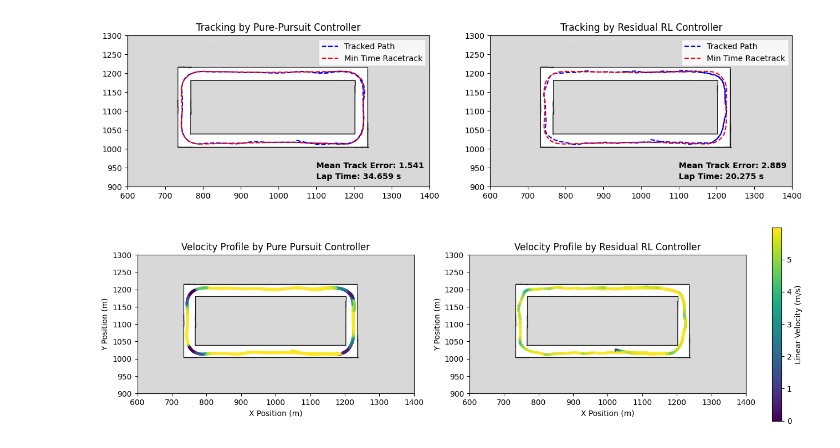
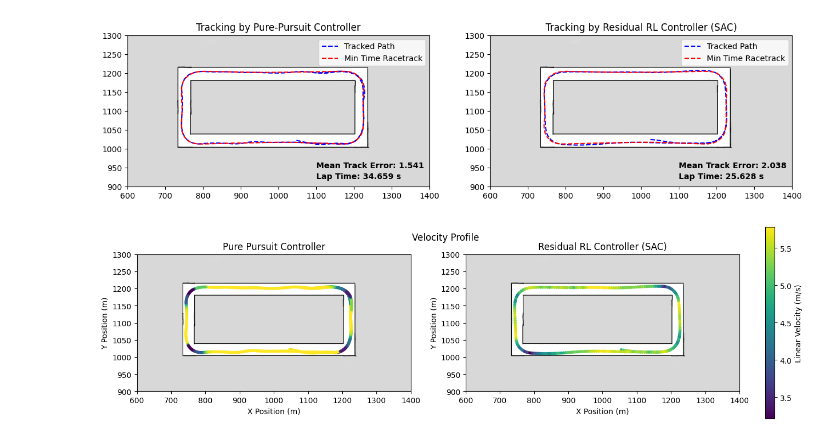
Before and after one commit to gokulmk-12/f1tenth_gym_ros_ntu, a Jupyter notebook: scripts/race_logs.ipynb, the cells around one changed output. Drawn from its saved outputs; the diff is of its cells as text; code cells hidden in the pictures.

```diff
--- a/scripts/race_logs.ipynb
+++ b/scripts/race_logs.ipynb
@@ -6,9 +6,9 @@ from PIL import Image
 import matplotlib.pyplot as plt
 from scipy.spatial import cKDTree
 # %%
+racetrack = "/sim_ws/src/f1tenth_gym_ros/tracks/levine_closed.csv"
 file = "/sim_ws/src/f1tenth_gym_ros/race_logs/race_log_pp.csv"
-racetrack = "/sim_ws/src/f1tenth_gym_ros/tracks/levine_closed.csv"
-file2 = "/sim_ws/src/f1tenth_gym_ros/race_logs/race_log_rl.csv"
+file2 = "/sim_ws/src/f1tenth_gym_ros/race_logs/race_log_rl_levine_sac.csv"
 
 MAP_NAME = "levine_closed"
 map_img_file = f"/sim_ws/src/f1tenth_gym_ros/maps/{MAP_NAME}.png"
@@ -24,7 +24,6 @@ map_height, map_width = map_img.shape
 race_data = pd.read_csv(file)
 race_data_2 = pd.read_csv(file2)
 
-
 pos_x, pos_y, lin_vel_x = race_data['pos_x'].values[::30], race_data['pos_y'].values[::30], race_data['lin_vel_x'].values[::30]
 time = race_data['time'].values[::30]
 pos_x_2, pos_y_2, lin_vel_x_2 = race_data_2['pos_x'].values[::5], race_data_2['pos_y'].values[::5], race_data_2['lin_vel_x'].values[::5]
@@ -87,10 +86,8 @@ fig, ax = plt.subplots(nrows=1, ncols=2, figsize=(15, 8))
 ax[0].imshow(map_img, cmap='gray')
 ax[0].plot(pos_x, pos_y, 'b--', label="Tracked Path")
 ax[0].plot(x_optim, y_optim, 'r--', label="Min Time Racetrack")
-
 ax[0].set_xlim(600, 1400)
 ax[0].set_ylim(900, 1300)
-
 ax[0].set_title("Tracking by Pure-Pursuit Controller")
 ax[0].text(x=1100, y=950, s=f"Mean Track Error: {mean_error:.3f}", fontweight='heavy')
 ax[0].text(x=1100, y=920, s=f"Lap Time: {lap_time} s", fontweight='heavy')
@@ -99,39 +96,38 @@ ax[0].legend(loc='upper right')
 ax[1].imshow(map_img, cmap='gray')
 ax[1].plot(pos_x_2, pos_y_2, 'b--', label="Tracked Path")
 ax[1].plot(x_optim, y_optim, 'r--', label="Min Time Racetrack")
-
 ax[1].set_xlim(600, 1400)
 ax[1].set_ylim(900, 1300)
-
-ax[1].set_title("Tracking by Residual RL Controller")
+ax[1].set_title("Tracking by Residual RL Controller (SAC)")
 ax[1].text(x=1100, y=950, s=f"Mean Track Error: {mean_error_2:.3f}", fontweight='heavy')
 ax[1].text(x=1100, y=920, s=f"Lap Time: {lap_time_2} s", fontweight='heavy')
 ax[1].legend(loc='upper right')
 
 plt.show()
 # %% [output]
-[figure, old version]
+[figure, new version]
 # %%
 fig, ax = plt.subplots(nrows=1, ncols=2, figsize=(15, 8))
 
 sc = ax[0].scatter(pos_x, pos_y, c=lin_vel_x, cmap='viridis', s=10)
 ax[0].imshow(map_img, cmap='gray')
 ax[0].set_xlabel("X Position (m)")
 ax[0].set_ylabel("Y Position (m)")
-ax[0].set_title("Velocity Profile by Pure Pursuit Controller")
+ax[0].set_title("Pure Pursuit Controller")
 ax[0].set_xlim(600, 1400)
 ax[0].set_ylim(900, 1300)
 
-sc2 = ax[1].scatter(pos_x_2, pos_y_2, c=lin_vel_x_2, cmap='viridis', s=10)
+sc2 = ax[1].scatter(pos_x_2[10:], pos_y_2[10:], c=lin_vel_x_2[10:], cmap='viridis', s=10)
 ax[1].imshow(map_img, cmap='gray')
 ax[1].set_xlabel("X Position (m)")
 ax[1].set_ylabel("Y Position (m)")
-ax[1].set_title("Velocity Profile by Residual RL Controller")
+ax[1].set_title("Residual RL Controller (SAC)")
 ax[1].set_xlim(600, 1400)
 ax[1].set_ylim(900, 1300)
 
 cbar = fig.colorbar(sc2, ax=ax, orientation='vertical', fraction=0.015, pad=0.04)
 cbar.set_label("Linear Velocity (m/s)")
+plt.suptitle("Velocity Profile", y=0.7)
 plt.show()
 # %% [output]
-[figure, old version]
+[figure, new version]
```
Also changed, not shown: parts of 4 cells of this notebook, 11 other files.
